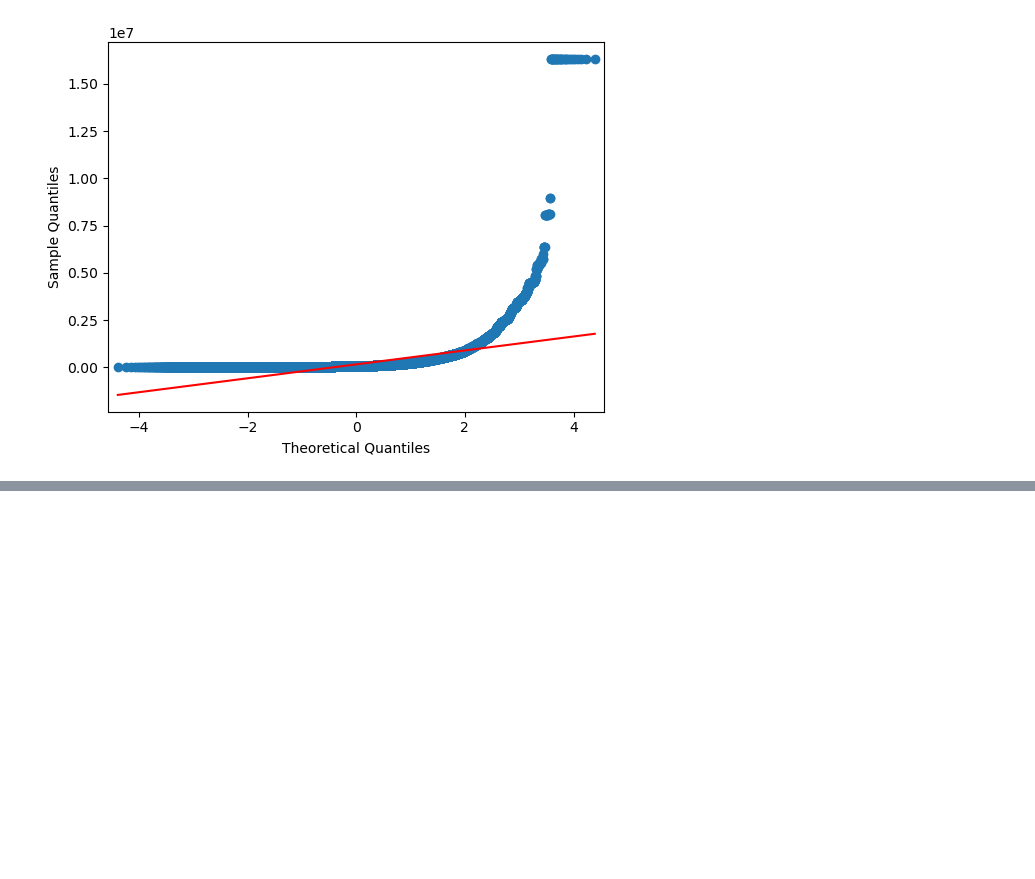
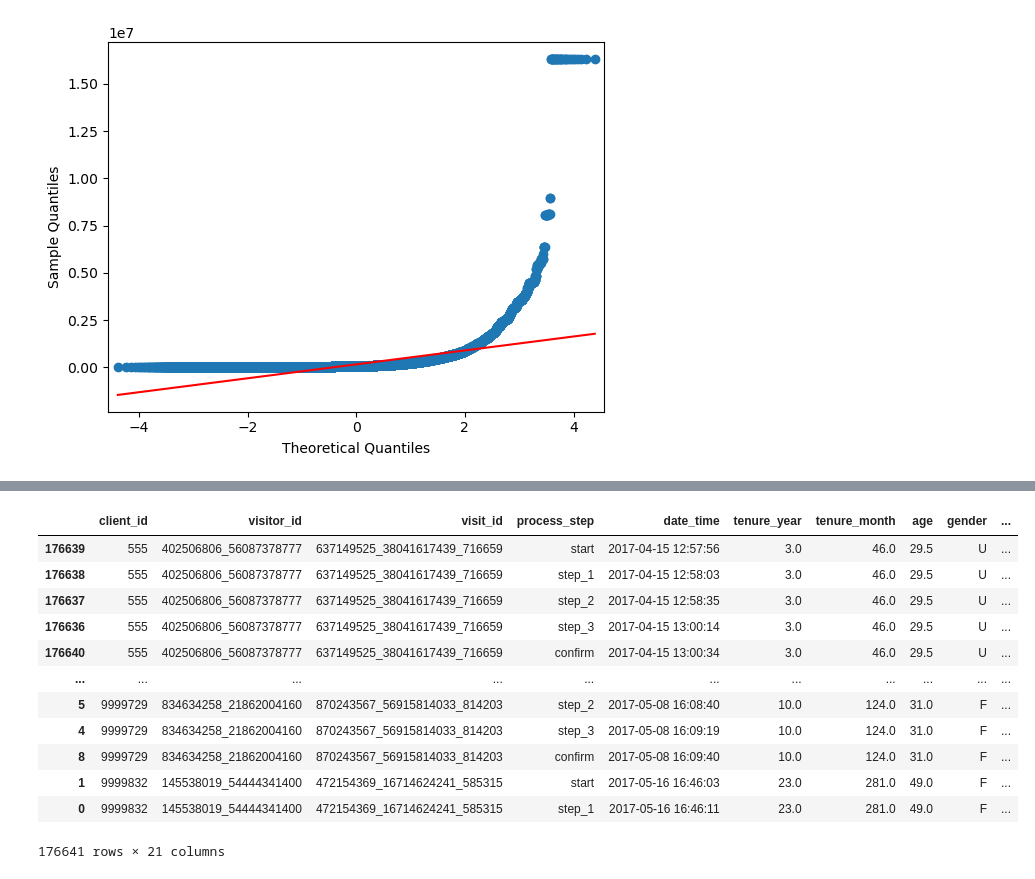
Before and after one commit to amirrezakamkar/2nd_project, a Jupyter notebook: notebooks/Test_group.ipynb, the cells around one changed output, grey strips where cells are left out. Saved outputs shown, nothing was run; the diff lists cells and outputs as text; code cells hidden in the pictures; blank space fills up the shorter version.

Commit message:
time per user added

```diff
--- a/notebooks/Test_group.ipynb
+++ b/notebooks/Test_group.ipynb
@@ -555,3 +556,16 @@ plt.grid(True, which='both', linestyle='-.', linewidth=0.5)
 sm.qqplot(df['balance'], line='s');
 # %% [output]
 [figure]
+# %%
+# Convert the 'timestamp' column to datetime
+df['date_time'] = pd.to_datetime(df['date_time'])
+# %%
+# Sort by user_id and timestamp (if not already sorted)
+df = df.sort_values(by=['client_id','date_time'])
+# %%
+# Calculate the time difference between consecutive steps for each user
+df['time_diff'] = df.groupby('client_id')['date_time'].diff()
+# %%
+# Now calculate the total time spent for each user by summing up the time differences
+# If you want total time in seconds or minutes:
+df['time_diff_seconds'] = df['time_diff'].dt.total_seconds()
@@ -557,0 +613,16 @@ sm.qqplot(df['balance'], line='s');
+# %%
+df
+# %% [output]
+|  | client_id | visitor_id | visit_id | process_step | date_time | tenure_year | tenure_month | age | gender | ... |
+| 176639 | 555 | 402506806_56087378777 | 637149525_38041617439_716659 | start | 2017-04-15 12:57:56 | 3.0 | 46.0 | 29.5 | U | ... |
+| 176638 | 555 | 402506806_56087378777 | 637149525_38041617439_716659 | step_1 | 2017-04-15 12:58:03 | 3.0 | 46.0 | 29.5 | U | ... |
+| 176637 | 555 | 402506806_56087378777 | 637149525_38041617439_716659 | step_2 | 2017-04-15 12:58:35 | 3.0 | 46.0 | 29.5 | U | ... |
+| 176636 | 555 | 402506806_56087378777 | 637149525_38041617439_716659 | step_3 | 2017-04-15 13:00:14 | 3.0 | 46.0 | 29.5 | U | ... |
+| 176640 | 555 | 402506806_56087378777 | 637149525_38041617439_716659 | confirm | 2017-04-15 13:00:34 | 3.0 | 46.0 | 29.5 | U | ... |
+| ... | ... | ... | ... | ... | ... | ... | ... | ... | ... | ... |
+| 5 | 9999729 | 834634258_21862004160 | 870243567_56915814033_814203 | step_2 | 2017-05-08 16:08:40 | 10.0 | 124.0 | 31.0 | F | ... |
+| 4 | 9999729 | 834634258_21862004160 | 870243567_56915814033_814203 | step_3 | 2017-05-08 16:09:19 | 10.0 | 124.0 | 31.0 | F | ... |
+| 8 | 9999729 | 834634258_21862004160 | 870243567_56915814033_814203 | confirm | 2017-05-08 16:09:40 | 10.0 | 124.0 | 31.0 | F | ... |
+| 1 | 9999832 | 145538019_54444341400 | 472154369_16714624241_585315 | start | 2017-05-16 16:46:03 | 23.0 | 281.0 | 49.0 | F | ... |
+| 0 | 9999832 | 145538019_54444341400 | 472154369_16714624241_585315 | step_1 | 2017-05-16 16:46:11 | 23.0 | 281.0 | 49.0 | F | ... |
+176641 rows × 21 columns
```
Also changed, not shown: parts of 10 cells of this notebook, 3 other files.
